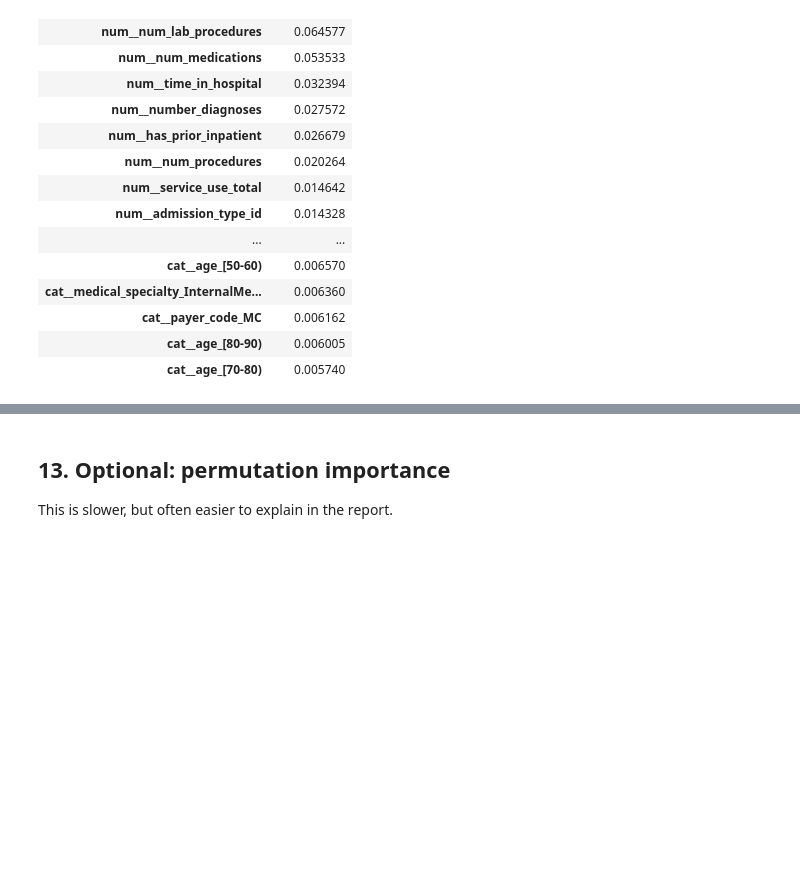
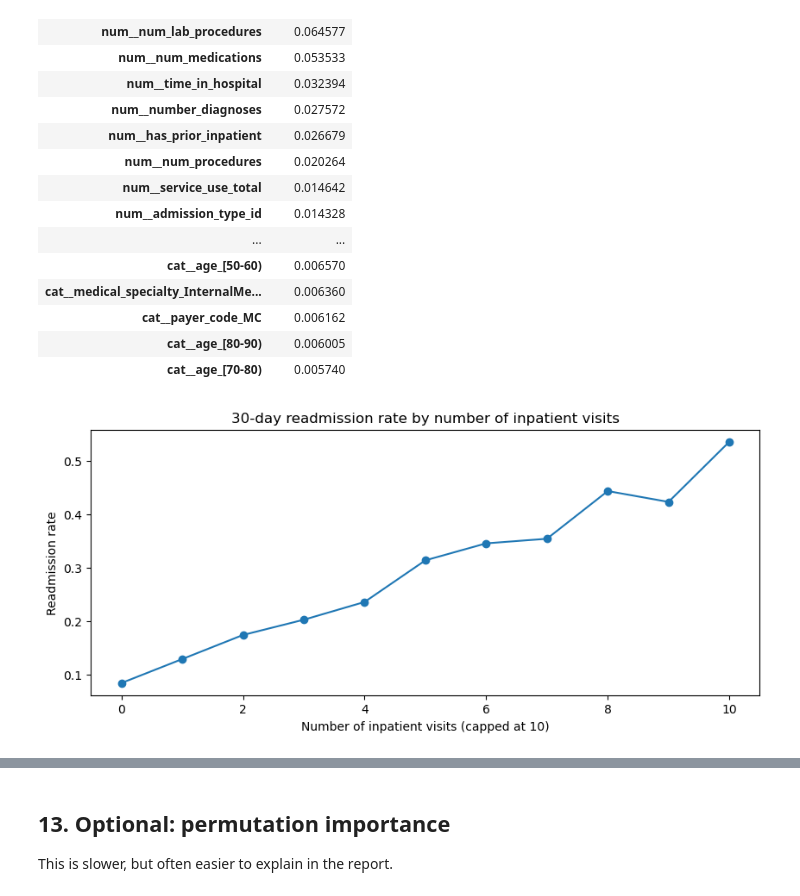
Before and after one commit to JacquiLJQ/BIOST-2079, a Jupyter notebook: pipeline_balanced_80pct_drop.ipynb, the cells around one changed output, grey strips where cells are left out. Saved outputs shown, nothing was run; the diff lists cells and outputs as text; code cells hidden in the pictures; blank space fills up the shorter version.

```diff
--- a/pipeline_balanced_80pct_drop.ipynb
+++ b/pipeline_balanced_80pct_drop.ipynb
@@ -674,3 +665,25 @@ top_importances.to_frame("importance")
 | cat__payer_code_MC | 0.006162 |
 | cat__age_[80-90) | 0.006005 |
 | cat__age_[70-80) | 0.005740 |
+# %%
+# Readmission rate by number_inpatient
+if "number_inpatient" in df.columns:
+
+    # 可选：截断极端值（比如最多看前10次）
+    df_plot = df.copy()
+    df_plot["number_inpatient_capped"] = df_plot["number_inpatient"].clip(upper=10)
+
+    inpatient_rate = (
+        df_plot.groupby("number_inpatient_capped")["target_readmit_30d"]
+        .mean()
+        .sort_index()
+    )
+
+    plt.figure(figsize=(10, 4))
+    plt.plot(inpatient_rate.index, inpatient_rate.values, marker="o")
+    plt.title("30-day readmission rate by number of inpatient visits")
+    plt.xlabel("Number of inpatient visits (capped at 10)")
+    plt.ylabel("Readmission rate")
+    plt.show()
+# %% [output]
+[figure, added]
```
Also changed, not shown: parts of 2 cells of this notebook, 2 other files.
